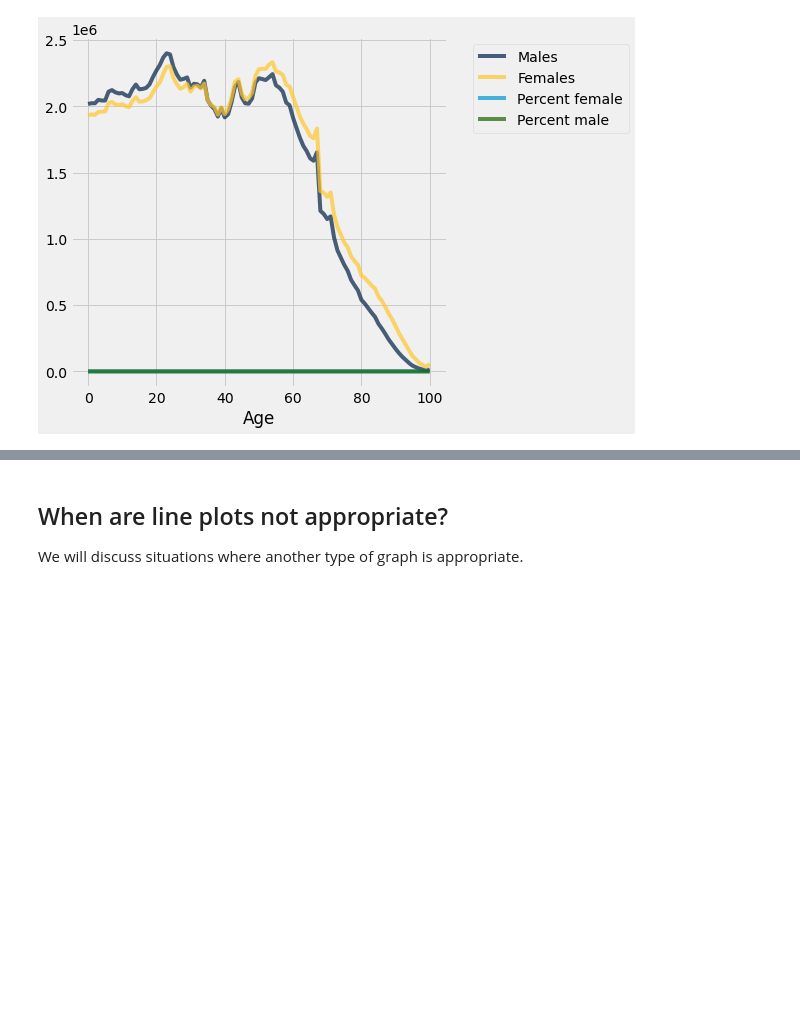
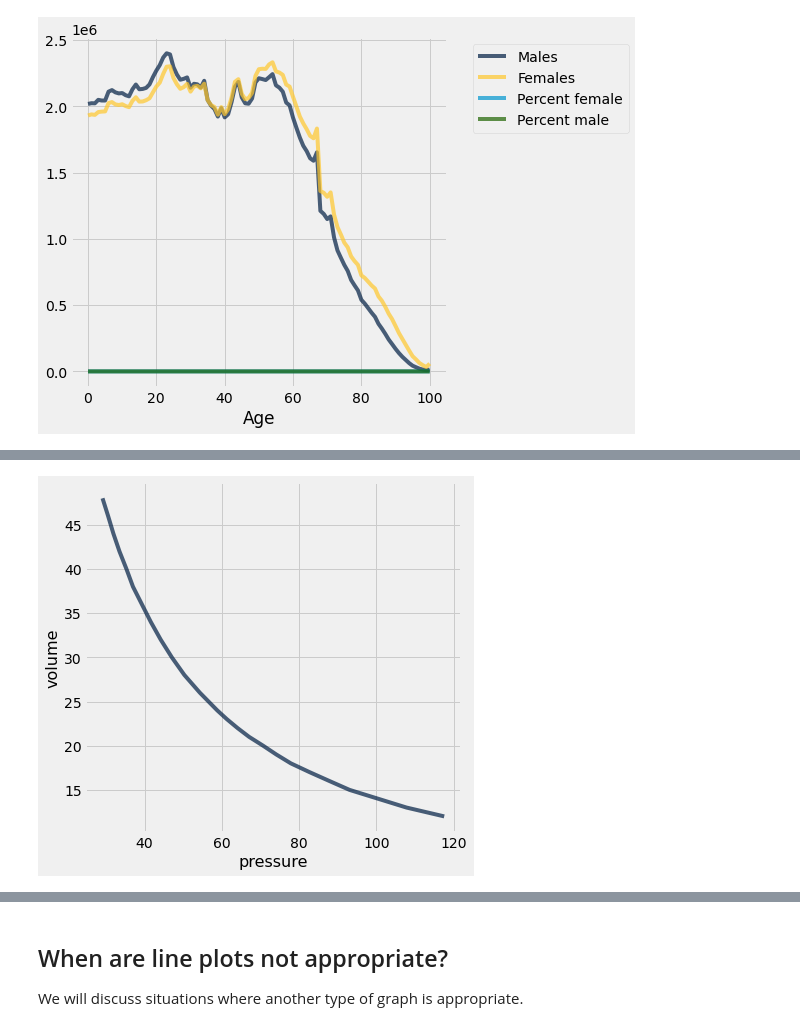
Before and after one commit to ipydatabook/PublicMaterial, a Jupyter notebook: Rectures/Ntbk8.ipynb, the cells around one changed output, grey strips where cells are left out. Cells and saved outputs as stored; diff of their text form; code cells hidden in the pictures; blank space fills up the shorter version.

```diff
--- a/Rectures/Ntbk8.ipynb
+++ b/Rectures/Ntbk8.ipynb
@@ -287,0 +274,3 @@ charles.group("T", np.average).plot("T")
+# %%
+boyles = Table.read_table("boyleslawdata.csv")
+boyles
@@ -287,0 +290,4 @@ charles.group("T", np.average).plot("T")
+# %%
+boyles.plot("pressure")
+# %% [output]
+[figure, added]
```
Also changed, not shown: parts of 8 cells of this notebook.
